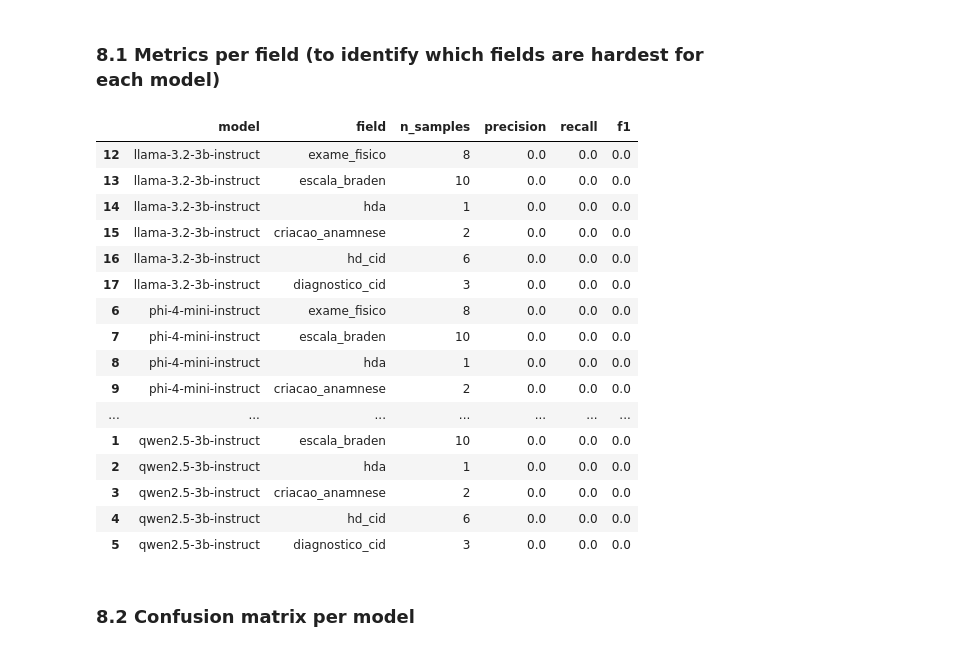
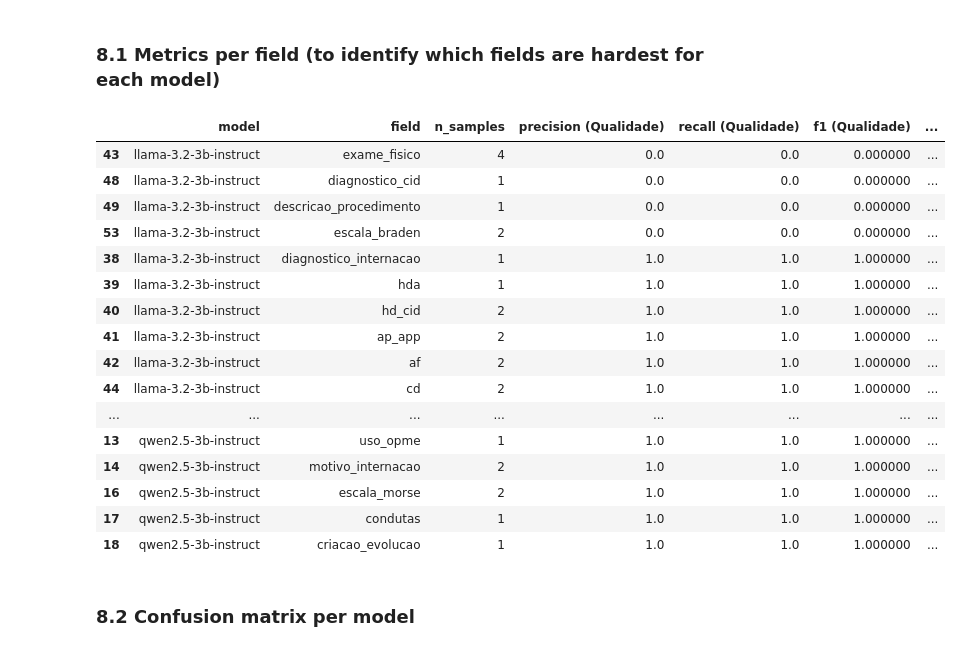
Before and after one commit to MaraLeao/Auditor-de-Qualidade-de-PEP, a Jupyter notebook: data_extract/evaluation/notebooks/avaliacao_modelos.ipynb, the cells around one changed output. Saved outputs shown, nothing was run; the diff lists cells and outputs as text; code cells hidden in the pictures.

```diff
--- a/data_extract/evaluation/notebooks/avaliacao_modelos.ipynb
+++ b/data_extract/evaluation/notebooks/avaliacao_modelos.ipynb
@@ -115,7 +115,7 @@ Unique fields: ['ap_app', 'criacao_anamnese', 'diagnostico_cid', 'escala_braden'
 | 3 | 58907004 | ENFERMAGEM | Evolução | escala_braden | Campo ausente na descrição (Braden) | absent |
 | 4 | 67412841 | MEDICINA | Evolução | exame_fisico | Evolução incompleta (sistemas fal... | absent |
 # %%
-N_PATIENTS = 6
+N_PATIENTS = 10
 
 with open(DATA_DIR / 'prontuarios.json', encoding='utf-8') as f:
     all_records = json.load(f)
@@ -395,22 +374,30 @@ Total comparable rows (AI x ground truth): 90
 quality_summary = []
 
 for model in ALL_MODELS:
-    subset = df_metrics[df_metrics['model'] == model]
+    subset = df_metrics[df_metrics['model'] == model].copy()
     if len(subset) == 0:
         continue
 
-    y_true = subset['expected']
+    # Métrica de Presença: Se a falha é por estar incompleto ou fora do prazo, o campo existe fisicamente.
+    subset['expected_presence'] = subset['expected'].copy()
+    mask_incompleto = subset['failure_description'].fillna('').str.contains('incompleta|incompleto|prazo', case=False)
+    subset.loc[mask_incompleto, 'expected_presence'] = 'present'
+
+    y_true_audit = subset['expected']
+    y_true_presence = subset['expected_presence']
     y_pred = subset['normalized_classification']
 
     quality_summary.append({
         'model': model,
         'n_samples': len(subset),
-        'precision': precision_score(y_true, y_pred, pos_label='present', zero_division=0),
-        'recall': recall_score(y_true, y_pred, pos_label='present', zero_division=0),
-        'f1': f1_score(y_true, y_pred, pos_label='present', zero_division=0),
+        'precision (Qualidade)': precision_score(y_true_audit, y_pred, pos_label='present', zero_division=0),
+        'recall (Qualidade)': recall_score(y_true_audit, y_pred, pos_label='present', zero_division=0),
+        'f1 (Qualidade)': f1_score(y_true_audit, y_pred, pos_label='present', zero_division=0),
+        'precision (Presença)': precision_score(y_true_presence, y_pred, pos_label='present', zero_division=0),
+        'recall (Presença)': recall_score(y_true_presence, y_pred, pos_label='present', zero_division=0),
+        'f1 (Presença)': f1_score(y_true_presence, y_pred, pos_label='present', zero_division=0),
     })
 
 df_quality_summary = pd.DataFrame(quality_summary)
-df_quality_summary.to_csv(RESULTS_DIR / 'quality_metrics_by_model.csv', index=False)
-df_quality_summary
+display(df_quality_summary)
 # %% [output]
@@ -423,44 +410,52 @@ df_quality_summary
 # %%
 field_summary = []
 
 for model in ALL_MODELS:
     for field in df_metrics['field'].unique():
-        subset = df_metrics[(df_metrics['model'] == model) & (df_metrics['field'] == field)]
+        subset = df_metrics[(df_metrics['model'] == model) & (df_metrics['field'] == field)].copy()
         if len(subset) == 0:
             continue
 
-        y_true = subset['expected']
+        subset['expected_presence'] = subset['expected'].copy()
+        mask_incompleto = subset['failure_description'].fillna('').str.contains('incompleta|incompleto|prazo', case=False)
+        subset.loc[mask_incompleto, 'expected_presence'] = 'present'
+
+        y_true_audit = subset['expected']
+        y_true_presence = subset['expected_presence']
         y_pred = subset['normalized_classification']
 
         field_summary.append({
             'model': model,
             'field': field,
             'n_samples': len(subset),
-            'precision': precision_score(y_true, y_pred, pos_label='present', zero_division=0),
-            'recall': recall_score(y_true, y_pred, pos_label='present', zero_division=0),
-            'f1': f1_score(y_true, y_pred, pos_label='present', zero_division=0),
+            'precision (Qualidade)': precision_score(y_true_audit, y_pred, pos_label='present', zero_division=0),
+            'recall (Qualidade)': recall_score(y_true_audit, y_pred, pos_label='present', zero_division=0),
+            'f1 (Qualidade)': f1_score(y_true_audit, y_pred, pos_label='present', zero_division=0),
+            'precision (Presença)': precision_score(y_true_presence, y_pred, pos_label='present', zero_division=0),
+            'recall (Presença)': recall_score(y_true_presence, y_pred, pos_label='present', zero_division=0),
+            'f1 (Presença)': f1_score(y_true_presence, y_pred, pos_label='present', zero_division=0),
         })
 
 df_field_summary = pd.DataFrame(field_summary)
 df_field_summary.to_csv(RESULTS_DIR / 'quality_metrics_by_field.csv', index=False)
-df_field_summary.sort_values(['model', 'f1'])
+display(df_field_summary.sort_values(['model', 'f1 (Qualidade)']))
 # %% [output]
-|  | model | field | n_samples | precision | recall | f1 |
-| 12 | llama-3.2-3b-instruct | exame_fisico | 8 | 0.0 | 0.0 | 0.0 |
-| 13 | llama-3.2-3b-instruct | escala_braden | 10 | 0.0 | 0.0 | 0.0 |
-| 14 | llama-3.2-3b-instruct | hda | 1 | 0.0 | 0.0 | 0.0 |
-| 15 | llama-3.2-3b-instruct | criacao_anamnese | 2 | 0.0 | 0.0 | 0.0 |
-| 16 | llama-3.2-3b-instruct | hd_cid | 6 | 0.0 | 0.0 | 0.0 |
-| 17 | llama-3.2-3b-instruct | diagnostico_cid | 3 | 0.0 | 0.0 | 0.0 |
-| 6 | phi-4-mini-instruct | exame_fisico | 8 | 0.0 | 0.0 | 0.0 |
-| 7 | phi-4-mini-instruct | escala_braden | 10 | 0.0 | 0.0 | 0.0 |
-| 8 | phi-4-mini-instruct | hda | 1 | 0.0 | 0.0 | 0.0 |
-| 9 | phi-4-mini-instruct | criacao_anamnese | 2 | 0.0 | 0.0 | 0.0 |
-| ... | ... | ... | ... | ... | ... | ... |
-| 1 | qwen2.5-3b-instruct | escala_braden | 10 | 0.0 | 0.0 | 0.0 |
-| 2 | qwen2.5-3b-instruct | hda | 1 | 0.0 | 0.0 | 0.0 |
-| 3 | qwen2.5-3b-instruct | criacao_anamnese | 2 | 0.0 | 0.0 | 0.0 |
-| 4 | qwen2.5-3b-instruct | hd_cid | 6 | 0.0 | 0.0 | 0.0 |
-| 5 | qwen2.5-3b-instruct | diagnostico_cid | 3 | 0.0 | 0.0 | 0.0 |
+|  | model | field | n_samples | precision (Qualidade) | recall (Qualidade) | f1 (Qualidade) | ... |
+| 43 | llama-3.2-3b-instruct | exame_fisico | 4 | 0.0 | 0.0 | 0.000000 | ... |
+| 48 | llama-3.2-3b-instruct | diagnostico_cid | 1 | 0.0 | 0.0 | 0.000000 | ... |
+| 49 | llama-3.2-3b-instruct | descricao_procedimento | 1 | 0.0 | 0.0 | 0.000000 | ... |
+| 53 | llama-3.2-3b-instruct | escala_braden | 2 | 0.0 | 0.0 | 0.000000 | ... |
+| 38 | llama-3.2-3b-instruct | diagnostico_internacao | 1 | 1.0 | 1.0 | 1.000000 | ... |
+| 39 | llama-3.2-3b-instruct | hda | 1 | 1.0 | 1.0 | 1.000000 | ... |
+| 40 | llama-3.2-3b-instruct | hd_cid | 2 | 1.0 | 1.0 | 1.000000 | ... |
+| 41 | llama-3.2-3b-instruct | ap_app | 2 | 1.0 | 1.0 | 1.000000 | ... |
+| 42 | llama-3.2-3b-instruct | af | 2 | 1.0 | 1.0 | 1.000000 | ... |
+| 44 | llama-3.2-3b-instruct | cd | 2 | 1.0 | 1.0 | 1.000000 | ... |
+| ... | ... | ... | ... | ... | ... | ... | ... |
+| 13 | qwen2.5-3b-instruct | uso_opme | 1 | 1.0 | 1.0 | 1.000000 | ... |
+| 14 | qwen2.5-3b-instruct | motivo_internacao | 2 | 1.0 | 1.0 | 1.000000 | ... |
+| 16 | qwen2.5-3b-instruct | escala_morse | 2 | 1.0 | 1.0 | 1.000000 | ... |
+| 17 | qwen2.5-3b-instruct | condutas | 1 | 1.0 | 1.0 | 1.000000 | ... |
+| 18 | qwen2.5-3b-instruct | criacao_evolucao | 1 | 1.0 | 1.0 | 1.000000 | ... |
 # %% [markdown]
 ### 8.2 Confusion matrix per model
```
Also changed, not shown: parts of 11 cells of this notebook, 9 other files.
